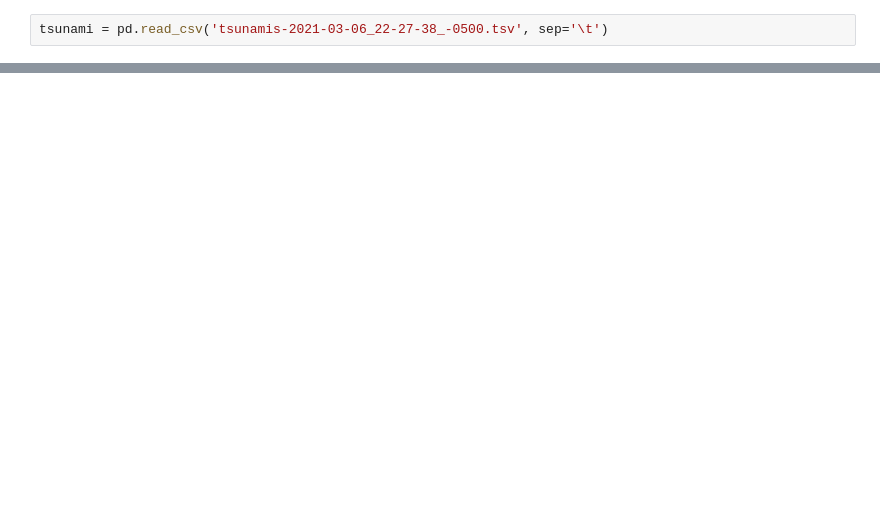
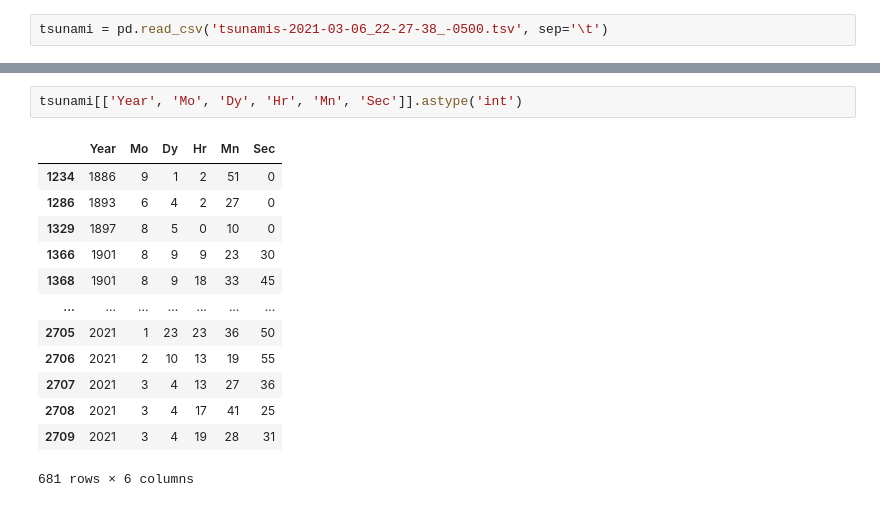
Before and after one commit to hrokr/Pybraries, a Jupyter notebook: folium/quakes/quake.ipynb, the cells around one changed output, grey strips where cells are left out. Cells and saved outputs as stored; diff of their text form; blank space fills up the shorter version.

```diff
--- a/folium/quakes/quake.ipynb
+++ b/folium/quakes/quake.ipynb
@@ -208,0 +271,16 @@ ModuleNotFoundError: No module named 'plotly'
+# %%
+tsunami[['Year', 'Mo', 'Dy', 'Hr', 'Mn', 'Sec']].astype('int')
+# %% [output]
+|  | Year | Mo | Dy | Hr | Mn | Sec |
+| 1234 | 1886 | 9 | 1 | 2 | 51 | 0 |
+| 1286 | 1893 | 6 | 4 | 2 | 27 | 0 |
+| 1329 | 1897 | 8 | 5 | 0 | 10 | 0 |
+| 1366 | 1901 | 8 | 9 | 9 | 23 | 30 |
+| 1368 | 1901 | 8 | 9 | 18 | 33 | 45 |
+| ... | ... | ... | ... | ... | ... | ... |
+| 2705 | 2021 | 1 | 23 | 23 | 36 | 50 |
+| 2706 | 2021 | 2 | 10 | 13 | 19 | 55 |
+| 2707 | 2021 | 3 | 4 | 13 | 27 | 36 |
+| 2708 | 2021 | 3 | 4 | 17 | 41 | 25 |
+| 2709 | 2021 | 3 | 4 | 19 | 28 | 31 |
+681 rows × 6 columns
```
Also changed, not shown: parts of 24 cells of this notebook.
